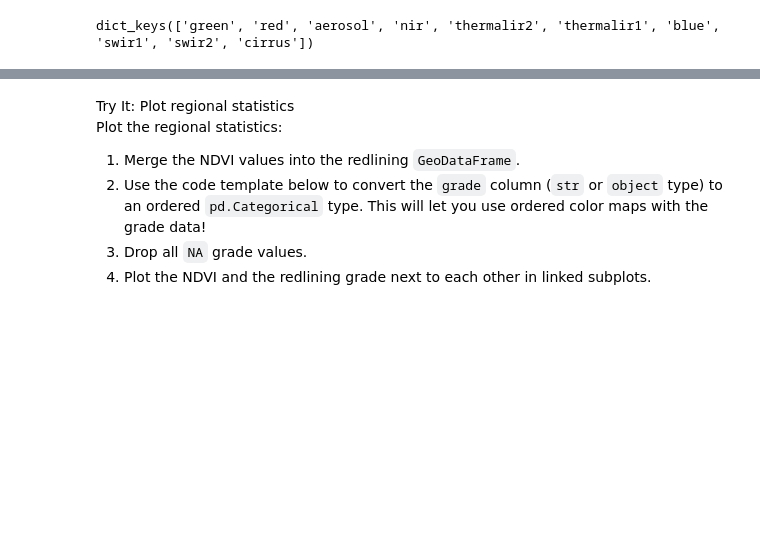
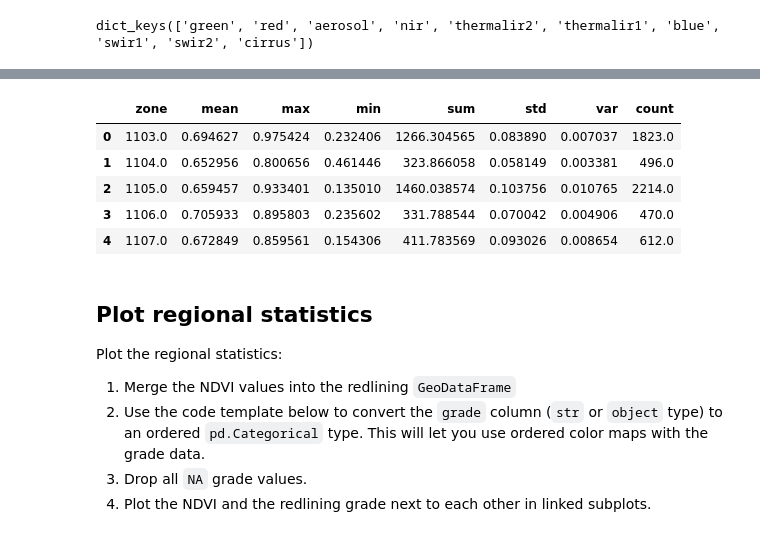
Before and after one commit to earthlab-education/fundamentals-04-redlining-byandell, a Jupyter notebook: notebooks/redlining-41-zonal-stats.ipynb, the cells around one changed output, grey strips where cells are left out. Cells and saved outputs as stored; diff of their text form; code cells hidden in the pictures; blank space fills up the shorter version.

```diff
--- a/notebooks/redlining-41-zonal-stats.ipynb
+++ b/notebooks/redlining-41-zonal-stats.ipynb
@@ -79,17 +134,30 @@ To figure out which arguments it needs, use either the
 # %%
 # Calculate NDVI stats for each redlining zone
+ndvi_stats = zonal_stats(
+    redlining_mask,
+    ndvi_da
+)
+
+# Call denver_ndvi_states to see the table
+ndvi_stats.head()
+# %% [output]
+|  | zone | mean | max | min | sum | std | var | count |
+| 0 | 1103.0 | 0.694627 | 0.975424 | 0.232406 | 1266.304565 | 0.083890 | 0.007037 | 1823.0 |
+| 1 | 1104.0 | 0.652956 | 0.800656 | 0.461446 | 323.866058 | 0.058149 | 0.003381 | 496.0 |
+| 2 | 1105.0 | 0.659457 | 0.933401 | 0.135010 | 1460.038574 | 0.103756 | 0.010765 | 2214.0 |
+| 3 | 1106.0 | 0.705933 | 0.895803 | 0.235602 | 331.788544 | 0.070042 | 0.004906 | 470.0 |
+| 4 | 1107.0 | 0.672849 | 0.859561 | 0.154306 | 411.783569 | 0.093026 | 0.008654 | 612.0 |
 # %% [markdown]
-<link rel="stylesheet" type="text/css" href="./assets/styles.css"><div class="callout callout-style-default callout-titled callout-task"><div class="callout-header"><div class="callout-icon-container"><i class="callout-icon"></i></div><div class="callout-title-container flex-fill">Try It: Plot regional statistics</div></div><div class="callout-body-container callout-body"><p>Plot the regional statistics:</p>
-<ol type="1">
-<li>Merge the NDVI values into the redlining
-<code>GeoDataFrame</code>.</li>
-<li>Use the code template below to convert the <code>grade</code> column
-(<code>str</code> or <code>object</code> type) to an ordered
-<code>pd.Categorical</code> type. This will let you use ordered color
-maps with the grade data!</li>
-<li>Drop all <code>NA</code> grade values.</li>
-<li>Plot the NDVI and the redlining grade next to each other in linked
-subplots.</li>
-</ol></div></div>
+## Plot regional statistics
+
+Plot the regional statistics:
+
+1. Merge the NDVI values into the redlining `GeoDataFrame`
+2. Use the code template below to convert the `grade` column
+(`str` or `object` type) to an ordered `pd.Categorical` type.
+This will let you use ordered color maps with the grade data.
+3. Drop all `NA` grade values.
+3. Plot the NDVI and the redlining grade next to each other in linked
+subplots.
 # %%
 # Merge the NDVI stats with redlining geometry into one `GeoDataFrame`
```
Also changed, not shown: parts of 13 cells of this notebook.
